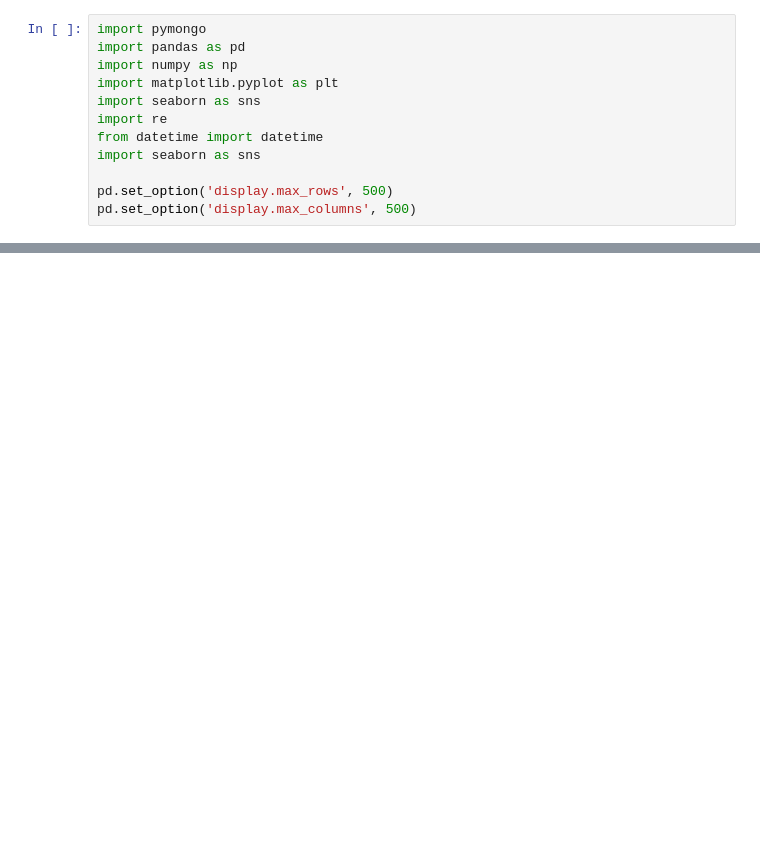
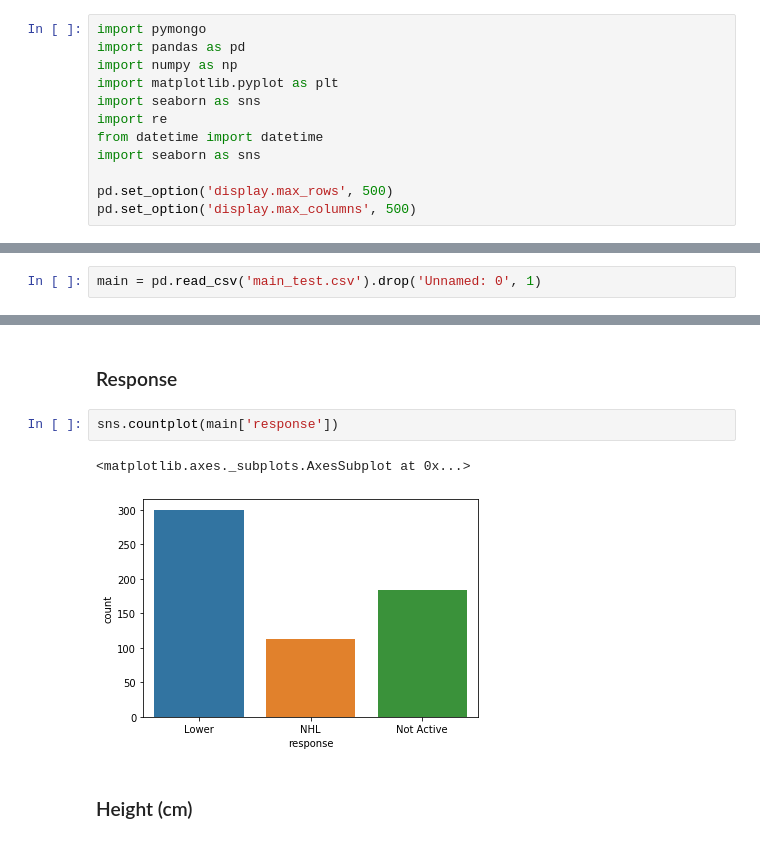
Before and after one commit to TomCallegari/ScoutingWithAI, a Jupyter notebook: Notebooks/Exploratory.ipynb, the cells around one changed output, grey strips where cells are left out. Drawn from its saved outputs; the diff is of its cells as text; blank space fills up the shorter version.

```diff
--- a/Notebooks/Exploratory.ipynb
+++ b/Notebooks/Exploratory.ipynb
@@ -51,0 +26,2 @@ sns.distplot(np.log(awards_grouped['age']))
+# %%
+main = pd.read_csv('main_test.csv').drop('Unnamed: 0', 1)
@@ -51,0 +48,9 @@ sns.distplot(np.log(awards_grouped['age']))
+# %% [markdown]
+### Response
+# %%
+sns.countplot(main['response'])
+# %% [output]
+<matplotlib.axes._subplots.AxesSubplot at 0x...>
+[figure, added]
+# %% [markdown]
+### Height (cm)
```
Also changed, not shown: parts of 35 cells of this notebook, 1 other file.
